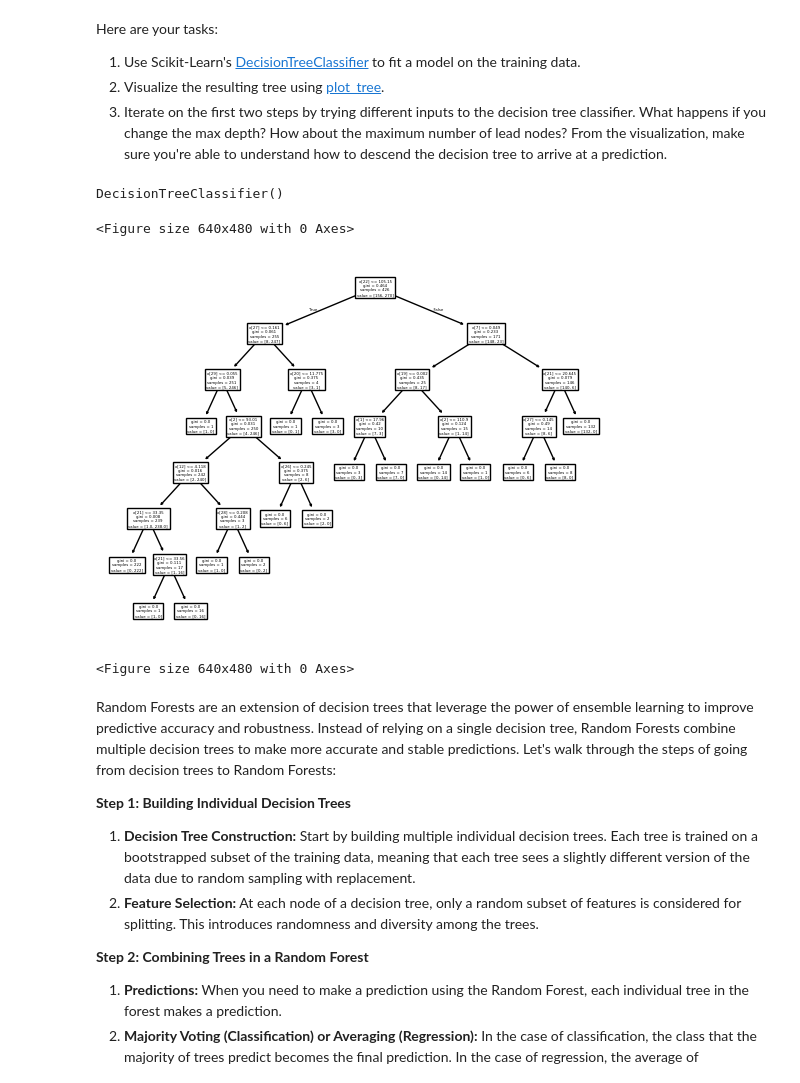
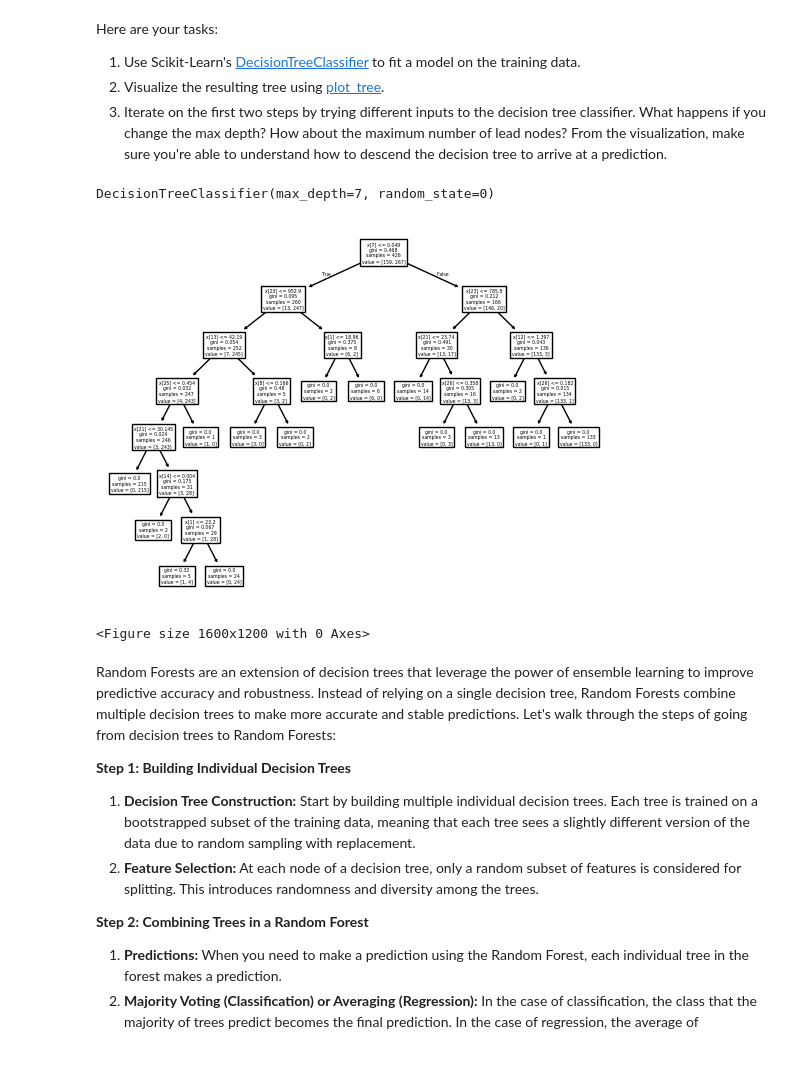
Before and after one commit to Gulnoz/2018_mcquin_PLOSBio, a Jupyter notebook: Student_MLE_MiniProject_Trees_and_Forests.ipynb, the cells around one changed output. Drawn from its saved outputs; the diff is of its cells as text; code cells hidden in the pictures.

```diff
--- a/Student_MLE_MiniProject_Trees_and_Forests.ipynb
+++ b/Student_MLE_MiniProject_Trees_and_Forests.ipynb
@@ -119,18 +119,18 @@ Here are your tasks:
 3. Iterate on the first two steps by trying different inputs to the decision tree classifier. What happens if you change the max depth? How about the maximum number of lead nodes? From the visualization, make sure you're able to understand how to descend the decision tree to arrive at a prediction.
 # %%
 # Create a Decision Tree model
-model_dtc=DecisionTreeClassifier()
+model_dtc=DecisionTreeClassifier(max_depth=7, random_state=0)
 model_dtc.fit(X_train,y_train)
 # %% [output]
-DecisionTreeClassifier()
+DecisionTreeClassifier(max_depth=7, random_state=0)
 # %%
 # Visualize the Decision Tree
 plot_tree(model_dtc)
-plt.figure()
+plt.figure(figsize=(8, 6), dpi=200)
+plt.show()
 # %% [output]
+[figure, new version]
-<Figure size 640x480 with 0 Axes>
+<Figure size 1600x1200 with 0 Axes>
-[figure, old version]
-<Figure size 640x480 with 0 Axes>
 # %% [markdown]
 Random Forests are an extension of decision trees that leverage the power of ensemble learning to improve predictive accuracy and robustness. Instead of relying on a single decision tree, Random Forests combine multiple decision trees to make more accurate and stable predictions. Let's walk through the steps of going from decision trees to Random Forests:
 
```
Also changed, not shown: parts of 5 cells of this notebook.
